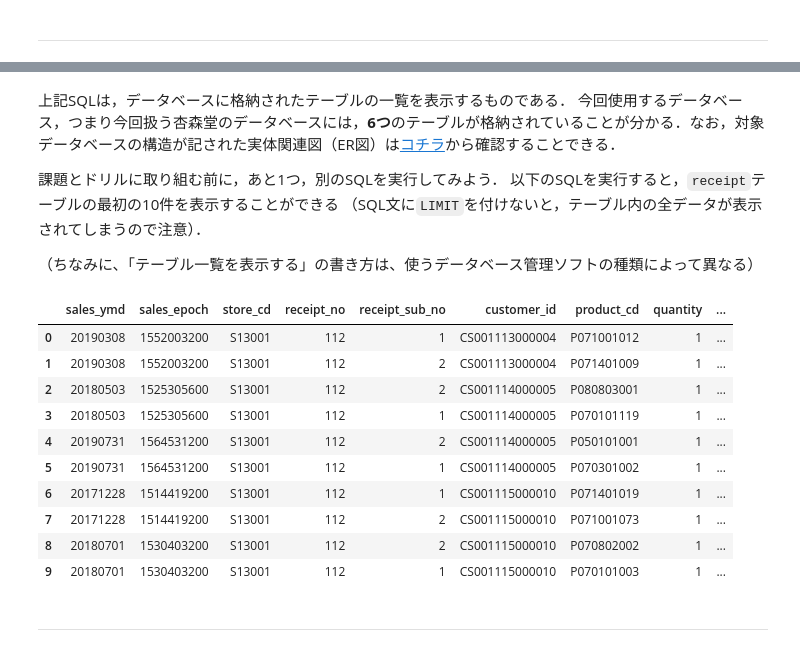
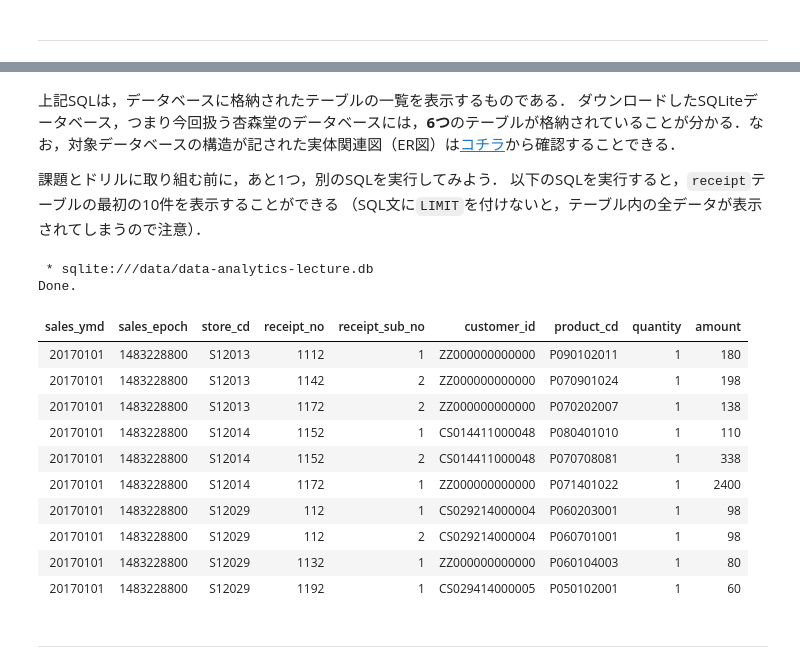
Before and after one commit to shoji360/data-analytics-2024, a Jupyter notebook: notebook/day-03.ipynb, the cells around one changed output, grey strips where cells are left out. Cells and saved outputs as stored; diff of their text form; code cells hidden in the pictures.

```diff
--- a/notebook/day-03.ipynb
+++ b/notebook/day-03.ipynb
@@ -40,27 +167,28 @@ df_1
 # %% [markdown]
 上記SQLは，データベースに格納されたテーブルの一覧を表示するものである．
-今回使用するデータベース，つまり今回扱う杏森堂のデータベースには，**6つ**のテーブルが格納されていることが分かる．なお，対象データベースの構造が記された実体関連図（ER図）は[コチラ](https://github.com/hontolab-courses/data-analytics-2022/raw/main/doc/ER-diagram.pdf)から確認することできる．
+ダウンロードしたSQLiteデータベース，つまり今回扱う杏森堂のデータベースには，**6つ**のテーブルが格納されていることが分かる．なお，対象データベースの構造が記された実体関連図（ER図）は[コチラ](https://github.com/hontolab-courses/data-analytics-2022/raw/main/doc/ER-diagram.pdf)から確認することできる．
 
 課題とドリルに取り組む前に，あと1つ，別のSQLを実行してみよう．
 以下のSQLを実行すると，`receipt`テーブルの最初の10件を表示することができる
 （SQL文に`LIMIT`を付けないと，テーブル内の全データが表示されてしまうので注意）．
-
-（ちなみに、「テーブル一覧を表示する」の書き方は、使うデータベース管理ソフトの種類によって異なる）
 # %%
-df_2 = _deepnote_execute_sql('SELECT * FROM virtual_store.receipt LIMIT 10; ', 'SQL_15E9A3D6_608A_4814_B06A_3A0582ED6165', audit_sql_comment='', sql_cache_mode='cache_disabled')
-df_2
+%%sql
+
+SELECT * FROM receipt LIMIT 10;
 # %% [output]
+ * sqlite:///data/data-analytics-lecture.db
+Done.
-|  | sales_ymd | sales_epoch | store_cd | receipt_no | receipt_sub_no | customer_id | product_cd | quantity | ... |
-| 0 | 20190308 | 1552003200 | S13001 | 112 | 1 | CS001113000004 | P071001012 | 1 | ... |
-| 1 | 20190308 | 1552003200 | S13001 | 112 | 2 | CS001113000004 | P071401009 | 1 | ... |
-| 2 | 20180503 | 1525305600 | S13001 | 112 | 2 | CS001114000005 | P080803001 | 1 | ... |
-| 3 | 20180503 | 1525305600 | S13001 | 112 | 1 | CS001114000005 | P070101119 | 1 | ... |
-| 4 | 20190731 | 1564531200 | S13001 | 112 | 2 | CS001114000005 | P050101001 | 1 | ... |
-| 5 | 20190731 | 1564531200 | S13001 | 112 | 1 | CS001114000005 | P070301002 | 1 | ... |
-| 6 | 20171228 | 1514419200 | S13001 | 112 | 1 | CS001115000010 | P071401019 | 1 | ... |
-| 7 | 20171228 | 1514419200 | S13001 | 112 | 2 | CS001115000010 | P071001073 | 1 | ... |
-| 8 | 20180701 | 1530403200 | S13001 | 112 | 2 | CS001115000010 | P070802002 | 1 | ... |
-| 9 | 20180701 | 1530403200 | S13001 | 112 | 1 | CS001115000010 | P070101003 | 1 | ... |
+| sales_ymd | sales_epoch | store_cd | receipt_no | receipt_sub_no | customer_id | product_cd | quantity | amount |
+| 20170101 | 1483228800 | S12013 | 1112 | 1 | ZZ000000000000 | P090102011 | 1 | 180 |
+| 20170101 | 1483228800 | S12013 | 1142 | 2 | ZZ000000000000 | P070901024 | 1 | 198 |
+| 20170101 | 1483228800 | S12013 | 1172 | 2 | ZZ000000000000 | P070202007 | 1 | 138 |
+| 20170101 | 1483228800 | S12014 | 1152 | 1 | CS014411000048 | P080401010 | 1 | 110 |
+| 20170101 | 1483228800 | S12014 | 1152 | 2 | CS014411000048 | P070708081 | 1 | 338 |
+| 20170101 | 1483228800 | S12014 | 1172 | 1 | ZZ000000000000 | P071401022 | 1 | 2400 |
+| 20170101 | 1483228800 | S12029 | 112 | 1 | CS029214000004 | P060203001 | 1 | 98 |
+| 20170101 | 1483228800 | S12029 | 112 | 2 | CS029214000004 | P060701001 | 1 | 98 |
+| 20170101 | 1483228800 | S12029 | 1132 | 1 | ZZ000000000000 | P060104003 | 1 | 80 |
+| 20170101 | 1483228800 | S12029 | 1192 | 1 | CS029414000005 | P050102001 | 1 | 60 |
 # %% [markdown]
 ---
 # %% [markdown]
```
Also changed, not shown: parts of 66 cells of this notebook.
